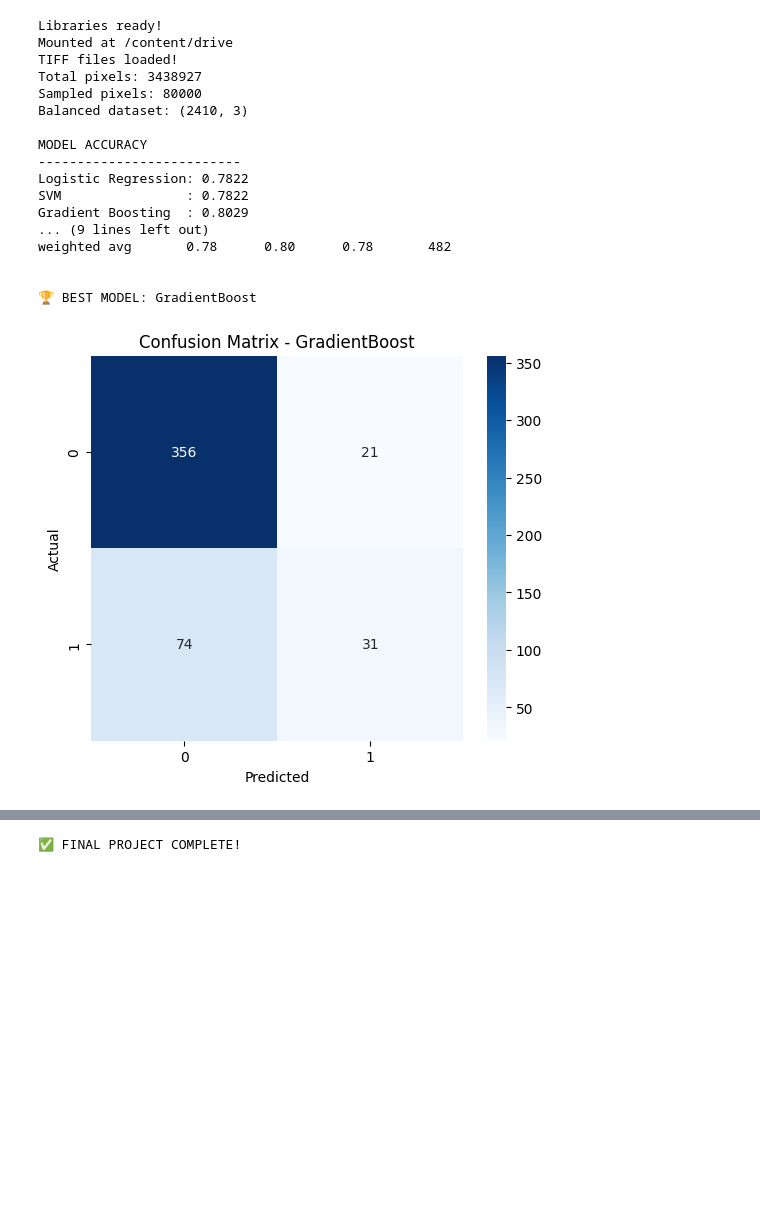
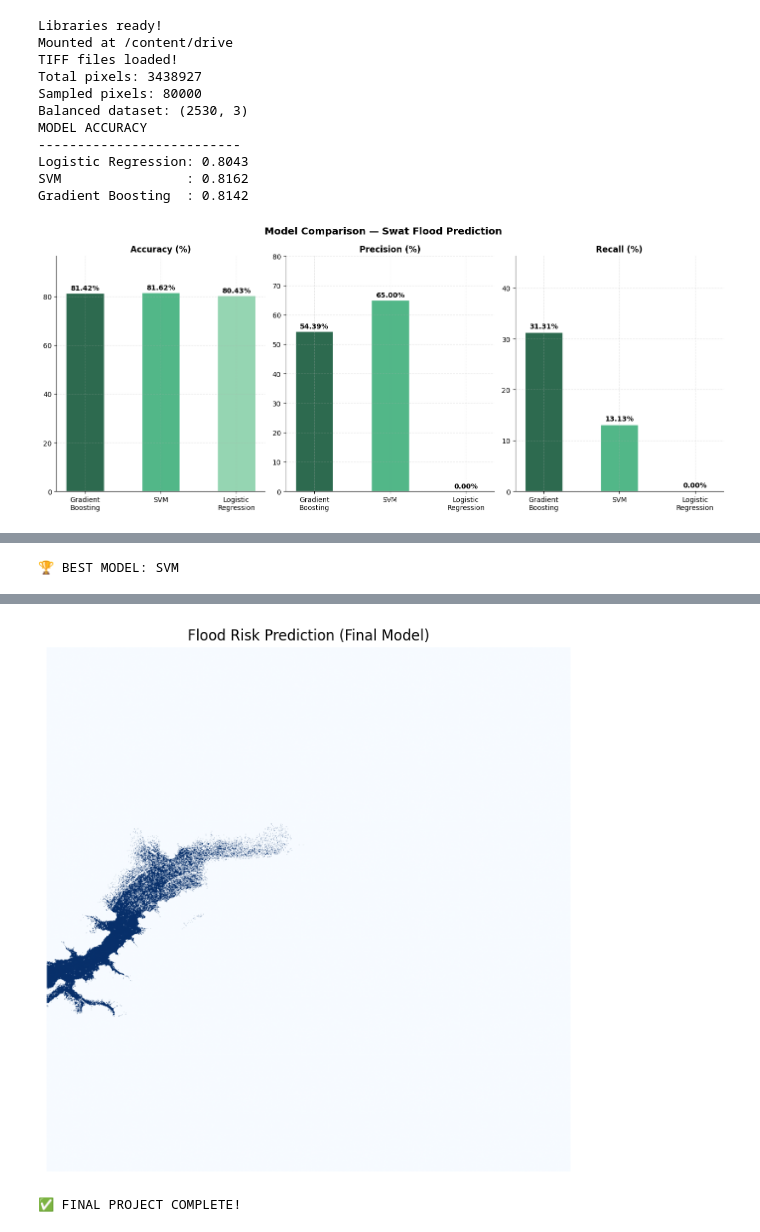
Before and after one commit to rameelarustam47/Machine-Learning-Based-Flood-Risk-Mapping-Using-Geospatial-Data-Swat-Pakistan-, a Jupyter notebook: Swat_flood_2025_.ipynb, the cells around one changed output, grey strips where cells are left out. Drawn from its saved outputs; the diff is of its cells as text; code cells hidden in the pictures; blank space fills up the shorter version.

```diff
--- a/Swat_flood_2025_.ipynb
+++ b/Swat_flood_2025_.ipynb
@@ -132,18 +132,53 @@ pred_gb = gb_model.predict(X_test)
 # STEP 11 - RESULTS
 # ============================================
 
+
+from sklearn.metrics import classification_report
+import matplotlib.pyplot as plt
+
 acc_lr  = accuracy_score(y_test, pred_lr)
 acc_svm = accuracy_score(y_test, pred_svm)
 acc_gb  = accuracy_score(y_test, pred_gb)
 
-print("\nMODEL ACCURACY")
+print("MODEL ACCURACY")
 print("--------------------------")
 print(f"Logistic Regression: {acc_lr:.4f}")
 print(f"SVM                : {acc_svm:.4f}")
 print(f"Gradient Boosting  : {acc_gb:.4f}")
 
-print("\nDETAILED REPORT (Gradient Boosting):")
-print(classification_report(y_test, pred_gb))
+r_gb  = classification_report(y_test, pred_gb,  output_dict=True)
+r_svm = classification_report(y_test, pred_svm, output_dict=True)
+r_lr  = classification_report(y_test, pred_lr,  output_dict=True)
+
+accuracy  = [acc_gb*100,                 acc_svm*100,                 acc_lr*100]
+precision = [r_gb['1']['precision']*100, r_svm['1']['precision']*100, r_lr['1']['precision']*100]
+recall    = [r_gb['1']['recall']*100,    r_svm['1']['recall']*100,    r_lr['1']['recall']*100]
+
+models = ['Gradient\nBoosting', 'SVM', 'Logistic\nRegression']
+colors = ['#2D6A4F', '#52B788', '#95D5B2']
+
+fig, axes = plt.subplots(1, 3, figsize=(14, 6))
+fig.suptitle('Model Comparison — Swat Flood Prediction', fontsize=14, fontweight='bold')
+
+for ax, title, vals in zip(axes, ['Accuracy (%)', 'Precision (%)', 'Recall (%)'], [accuracy, precision, recall]):
+    bars = ax.bar(models, vals, color=colors, width=0.5, edgecolor='white')
+    for bar, val in zip(bars, vals):
+        ax.text(bar.get_x() + bar.get_width()/2,
+                bar.get_height() + 0.5,
+                f'{val:.2f}%', ha='center', va='bottom', fontsize=10, fontweight='bold')
+    ax.set_ylim(0, max(vals) + 15)
+    ax.set_title(title, fontweight='bold')
+    ax.spines['top'].set_visible(False)
+    ax.spines['right'].set_visible(False)
+    ax.tick_params(axis='x', labelsize=10)
+
+plt.tight_layout()
+plt.savefig('model_comparison.png', dpi=180, bbox_inches='tight')
+plt.show()
+
+from google.colab import files
+files.download('model_comparison.png')
+
 
 # ============================================
 # STEP 12 - BEST MODEL
@@ -185,41 +220,35 @@ X_all = np.column_stack([
     rainfall.flatten()
 ])
 
 valid_all = np.isfinite(X_all).all(axis=1)
 flood_map = np.zeros(X_all.shape[0])
 
 if best_model[0] == 'Logistic':
     flood_map[valid_all] = lr_model.predict(X_all[valid_all])
 elif best_model[0] == 'SVM':
     flood_map[valid_all] = svm_model.predict(X_all[valid_all])
 else:
     flood_map[valid_all] = gb_model.predict(X_all[valid_all])
 
 flood_map = flood_map.reshape(dem.shape)
 
 plt.figure(figsize=(10,8))
 plt.imshow(flood_map, cmap='Blues')
 plt.title('Flood Risk Prediction (Final Model)')
 plt.axis('off')
 plt.show()
 
 print("\n✅ FINAL PROJECT COMPLETE!")
 # %% [output]
 Libraries ready!
 Mounted at /content/drive
 TIFF files loaded!
 Total pixels: 3438927
 Sampled pixels: 80000
-Balanced dataset: (2410, 3)
-
+Balanced dataset: (2530, 3)
 MODEL ACCURACY
 --------------------------
-Logistic Regression: 0.7822
-SVM                : 0.7822
-Gradient Boosting  : 0.8029
-... (9 lines left out)
-weighted avg       0.78      0.80      0.78       482
-
-
-🏆 BEST MODEL: GradientBoost
+Logistic Regression: 0.8043
+SVM                : 0.8162
+Gradient Boosting  : 0.8142
-[figure, old version]
+[figure, new version]
@@ -225,0 +257 @@ weighted avg       0.78      0.80      0.78       482
+🏆 BEST MODEL: SVM
@@ -227 +259,2 @@ weighted avg       0.78      0.80      0.78       482
-✅ FINAL PROJECT COMPLETE!
+[figure, added]
+✅ FINAL PROJECT COMPLETE!
```
Also changed, not shown: parts of 1 cell of this notebook.
